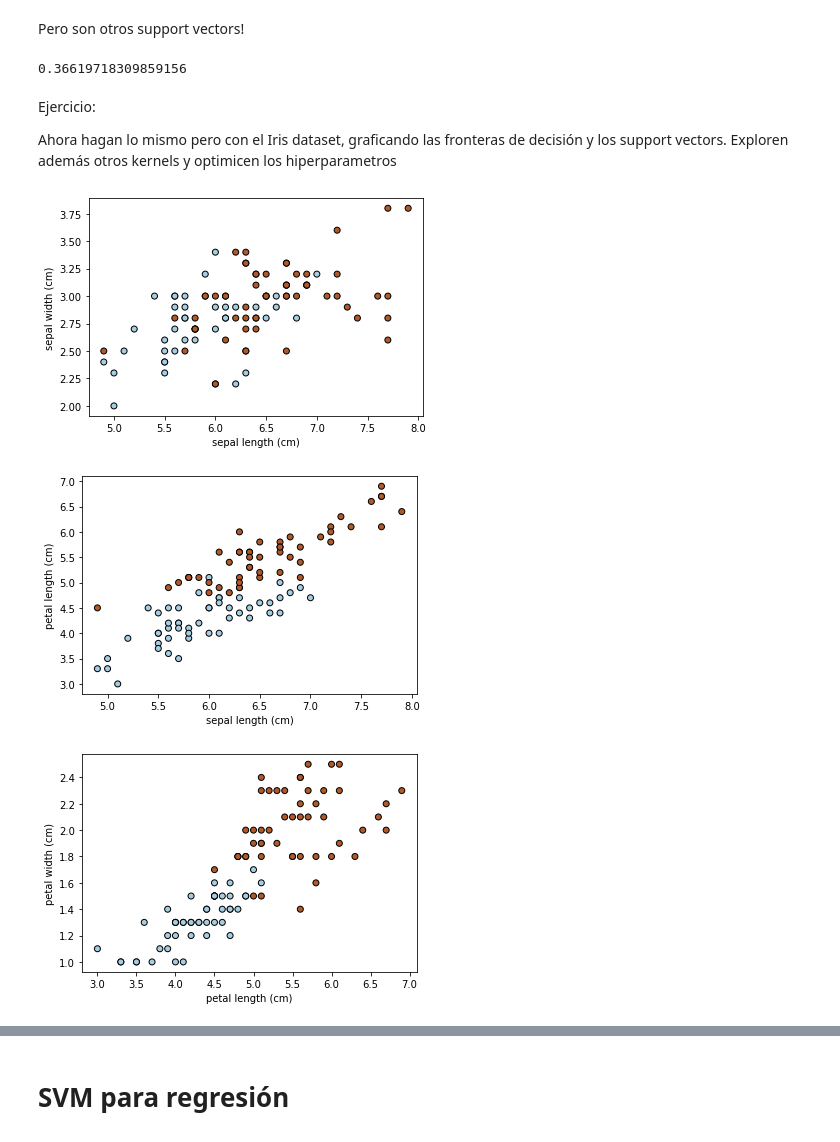
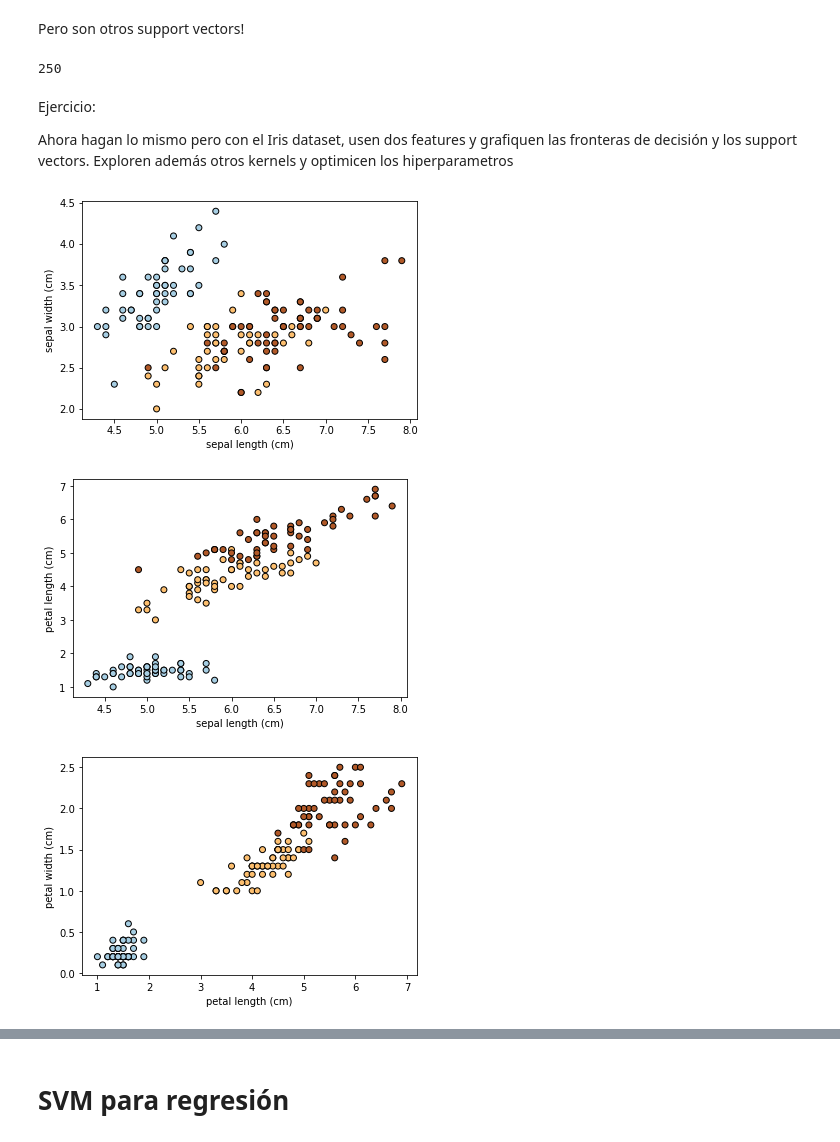
Before and after one commit to naikymen/ML_UNSAM, a Jupyter notebook: 10p_handson_SVM.ipynb, the cells around one changed output, grey strips where cells are left out. Drawn from its saved outputs; the diff is of its cells as text; code cells hidden in the pictures.

```diff
--- a/10p_handson_SVM.ipynb
+++ b/10p_handson_SVM.ipynb
@@ -121,31 +123,30 @@ print(svc_index.shape)
 (142, 3)
 # %% [markdown]
 Pero son otros support vectors!
-# %%
-np.sum(linear_sv_innp.abs(svc.decision_function(phi)) <= 1.0 + 1e-12
-dex == svc_index)/(svc_index.shape[0]*svc_index.shape[1])
-# %% [output]
-0.36619718309859156
+# %%
+np.sum(svc_index!=linear_sv_index)
+# %% [output]
+250
 # %% [markdown]
 Ejercicio:
 
-Ahora hagan lo mismo pero con el Iris dataset, graficando las fronteras de decisión y los support vectors. Exploren además otros kernels y optimicen los hiperparametros
+Ahora hagan lo mismo pero con el Iris dataset, usen dos features y grafiquen las fronteras de decisión y los support vectors. Exploren además otros kernels y optimicen los hiperparametros
 # %%
 from sklearn import datasets
 iris=datasets.load_iris()
 X = iris.data
 t = iris.target
 
-X = X[t > 0]
-t = t[t > 0]
+#X = X[t > 0]
+#t = t[t > 0]
 
 # Plot also the training points
 for pair in ([0, 1], [0, 2], [2, 3]):
   plt.scatter(X[:, pair[0]], X[:, pair[1]], c=t, edgecolors='k', cmap=plt.cm.Paired)
   plt.xlabel(iris.feature_names[pair[0]])
   plt.ylabel(iris.feature_names[pair[1]])
   plt.show()
 # %% [output]
-[figure, old version]
+[figure, new version]
-[figure, old version]
+[figure, new version]
-[figure, old version]
+[figure, new version]
```
Also changed, not shown: parts of 24 cells of this notebook.
